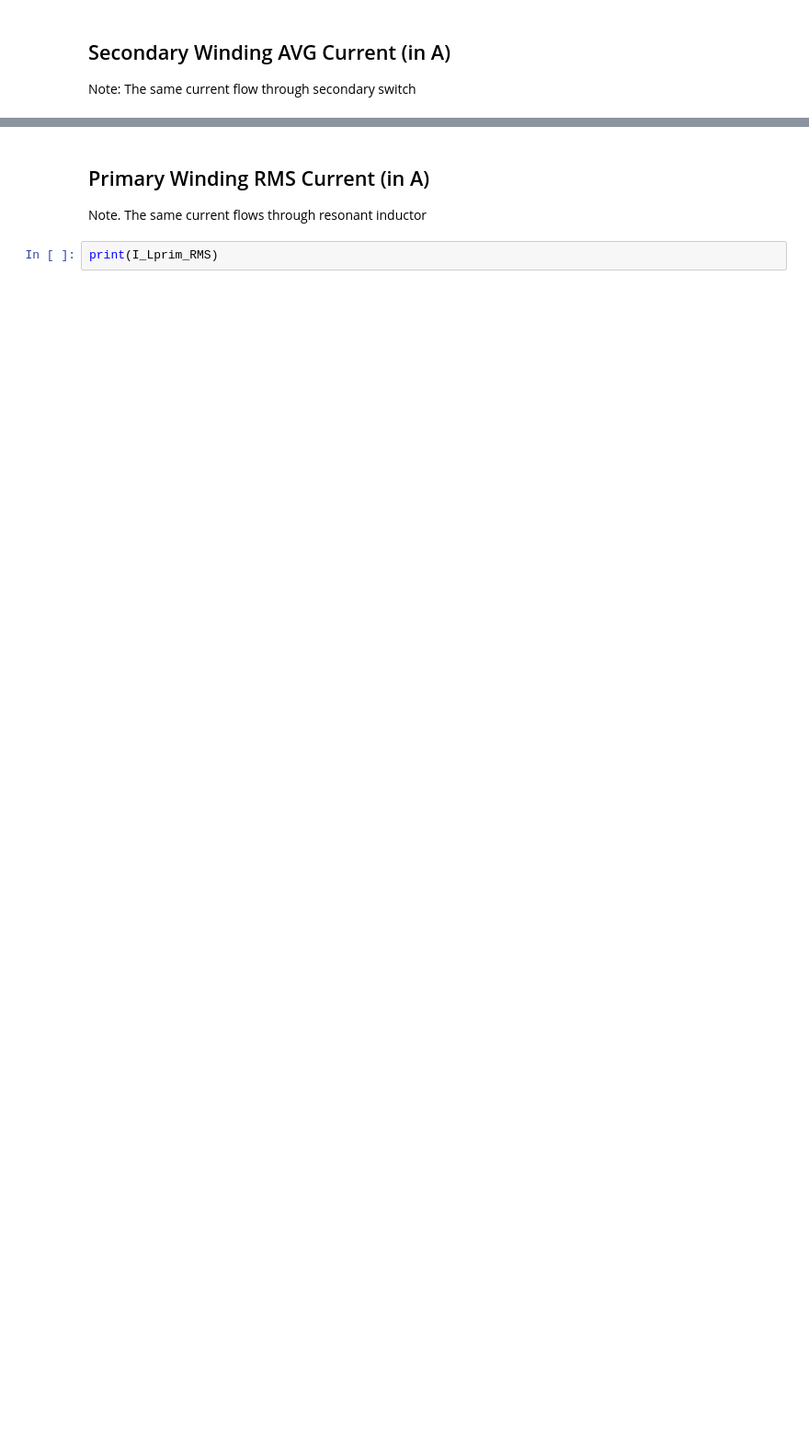
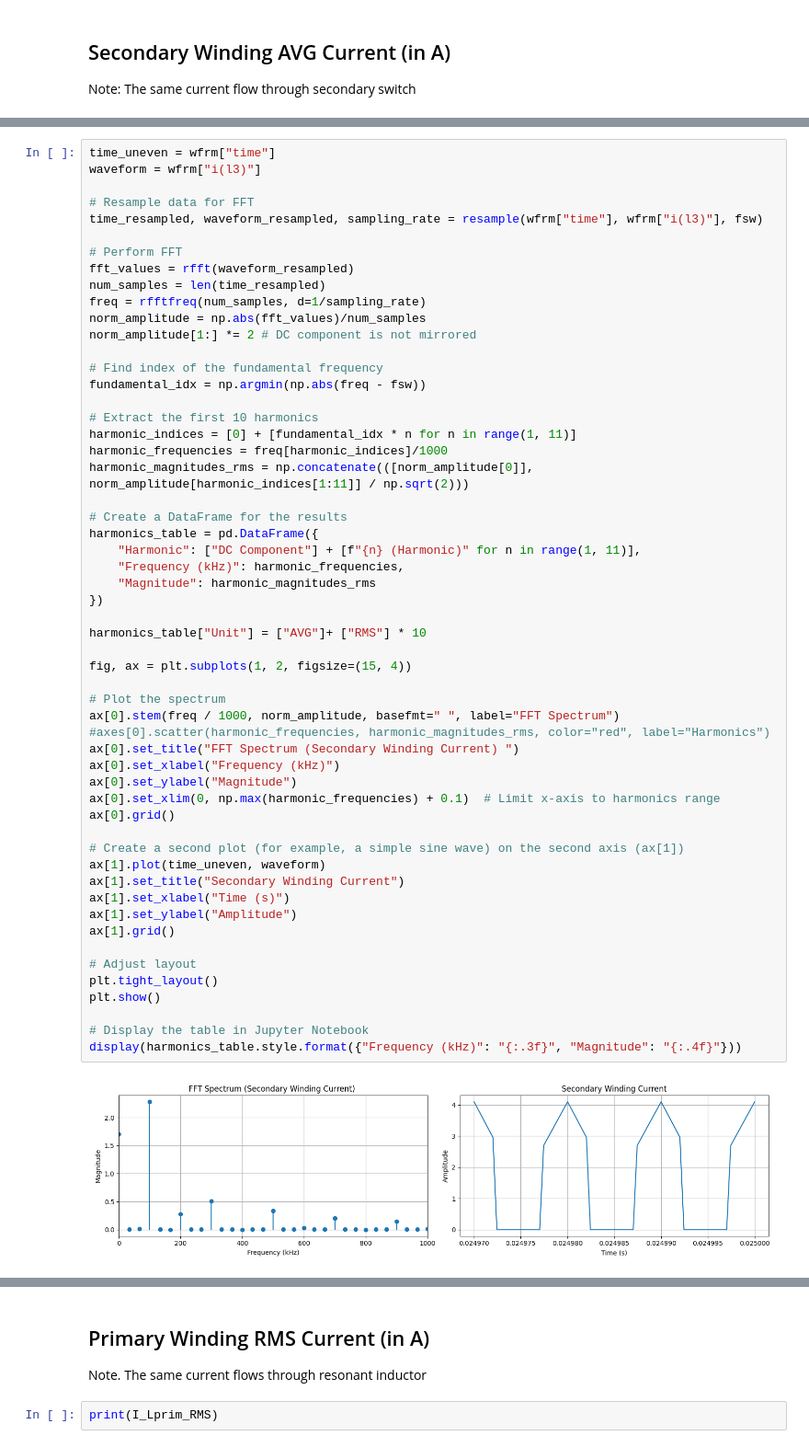
Before and after one commit to popest/PowerElectronics_JupyterLab_QSPICE, a Jupyter notebook: Phase-Shift_Full-Bridge/PSFB_center_tap_sec.ipynb, the cells around one changed output, grey strips where cells are left out. Shown at 92% size. Saved outputs shown, nothing was run; the diff lists cells and outputs as text; blank space fills up the shorter version.

Commit message:
PSFB Update - Added FFT for Prim and Sec transformer current

```diff
--- a/Phase-Shift_Full-Bridge/PSFB_center_tap_sec.ipynb
+++ b/Phase-Shift_Full-Bridge/PSFB_center_tap_sec.ipynb
@@ -418,0 +433,57 @@ print(I_Lsec2_AVG)
+# %%
+time_uneven = wfrm["time"]
+waveform = wfrm["i(l3)"]
+
+# Resample data for FFT
+time_resampled, waveform_resampled, sampling_rate = resample(wfrm["time"], wfrm["i(l3)"], fsw)
+
+# Perform FFT
+fft_values = rfft(waveform_resampled)
+num_samples = len(time_resampled)
+freq = rfftfreq(num_samples, d=1/sampling_rate)
+norm_amplitude = np.abs(fft_values)/num_samples
+norm_amplitude[1:] *= 2 # DC component is not mirrored
+
+# Find index of the fundamental frequency
+fundamental_idx = np.argmin(np.abs(freq - fsw))
+
+# Extract the first 10 harmonics
+harmonic_indices = [0] + [fundamental_idx * n for n in range(1, 11)]
+harmonic_frequencies = freq[harmonic_indices]/1000
+harmonic_magnitudes_rms = np.concatenate(([norm_amplitude[0]], norm_amplitude[harmonic_indices[1:11]] / np.sqrt(2)))
+
+# Create a DataFrame for the results
+harmonics_table = pd.DataFrame({
+    "Harmonic": ["DC Component"] + [f"{n} (Harmonic)" for n in range(1, 11)],
+    "Frequency (kHz)": harmonic_frequencies,
+    "Magnitude": harmonic_magnitudes_rms
+})
+
+harmonics_table["Unit"] = ["AVG"]+ ["RMS"] * 10
+
+fig, ax = plt.subplots(1, 2, figsize=(15, 4))
+
+# Plot the spectrum
+ax[0].stem(freq / 1000, norm_amplitude, basefmt=" ", label="FFT Spectrum")
+#axes[0].scatter(harmonic_frequencies, harmonic_magnitudes_rms, color="red", label="Harmonics")
+ax[0].set_title("FFT Spectrum (Secondary Winding Current) ")
+ax[0].set_xlabel("Frequency (kHz)")
+ax[0].set_ylabel("Magnitude")
+ax[0].set_xlim(0, np.max(harmonic_frequencies) + 0.1)  # Limit x-axis to harmonics range
+ax[0].grid()
+
+# Create a second plot (for example, a simple sine wave) on the second axis (ax[1])
+ax[1].plot(time_uneven, waveform)
+ax[1].set_title("Secondary Winding Current")
+ax[1].set_xlabel("Time (s)")
+ax[1].set_ylabel("Amplitude")
+ax[1].grid()
+
+# Adjust layout
+plt.tight_layout()
+plt.show()
+
+# Display the table in Jupyter Notebook
+display(harmonics_table.style.format({"Frequency (kHz)": "{:.3f}", "Magnitude": "{:.4f}"}))
+# %% [output]
+[figure, added]
```
Also changed, not shown: parts of 20 cells of this notebook, 3 other files.
